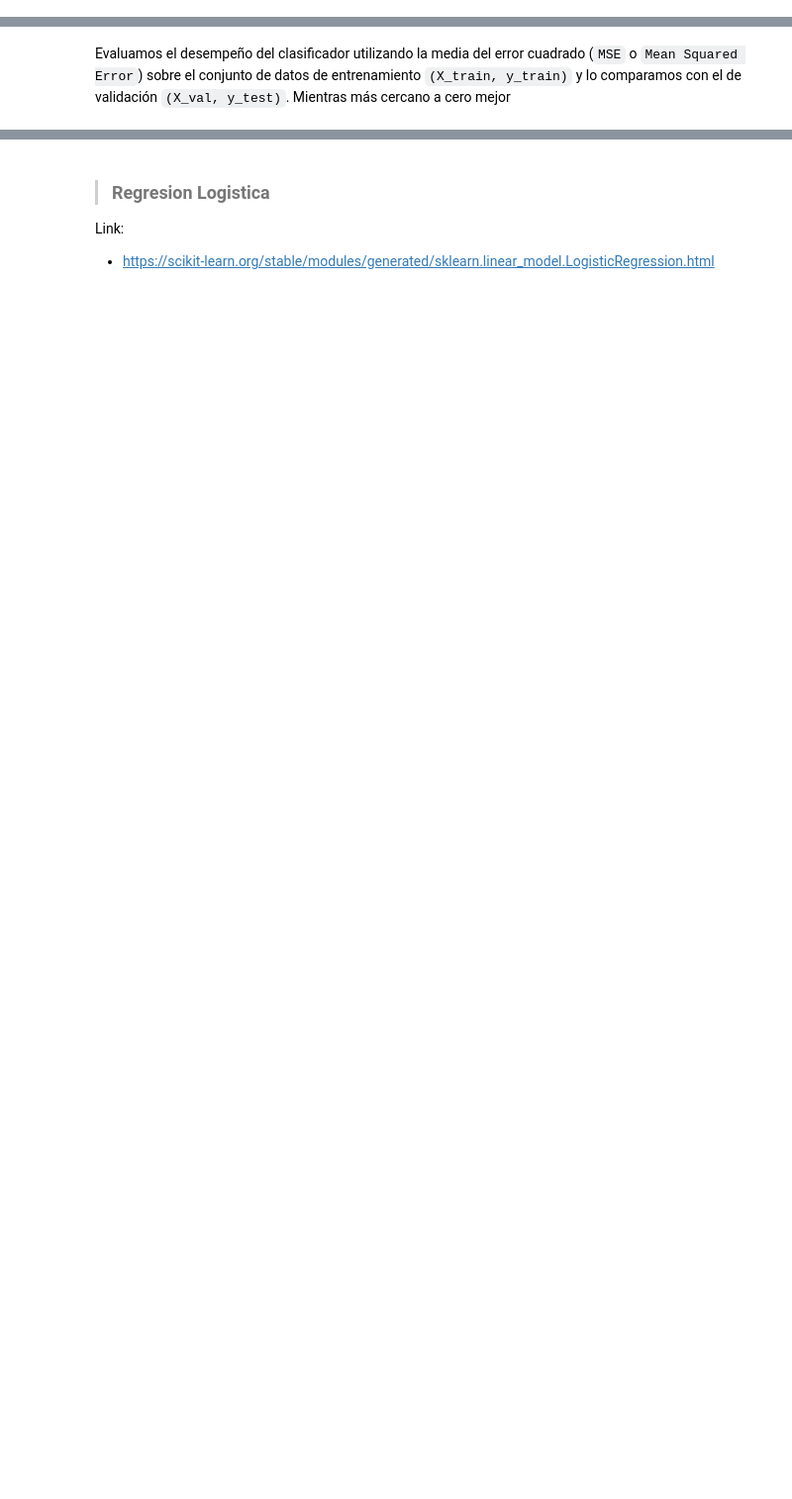
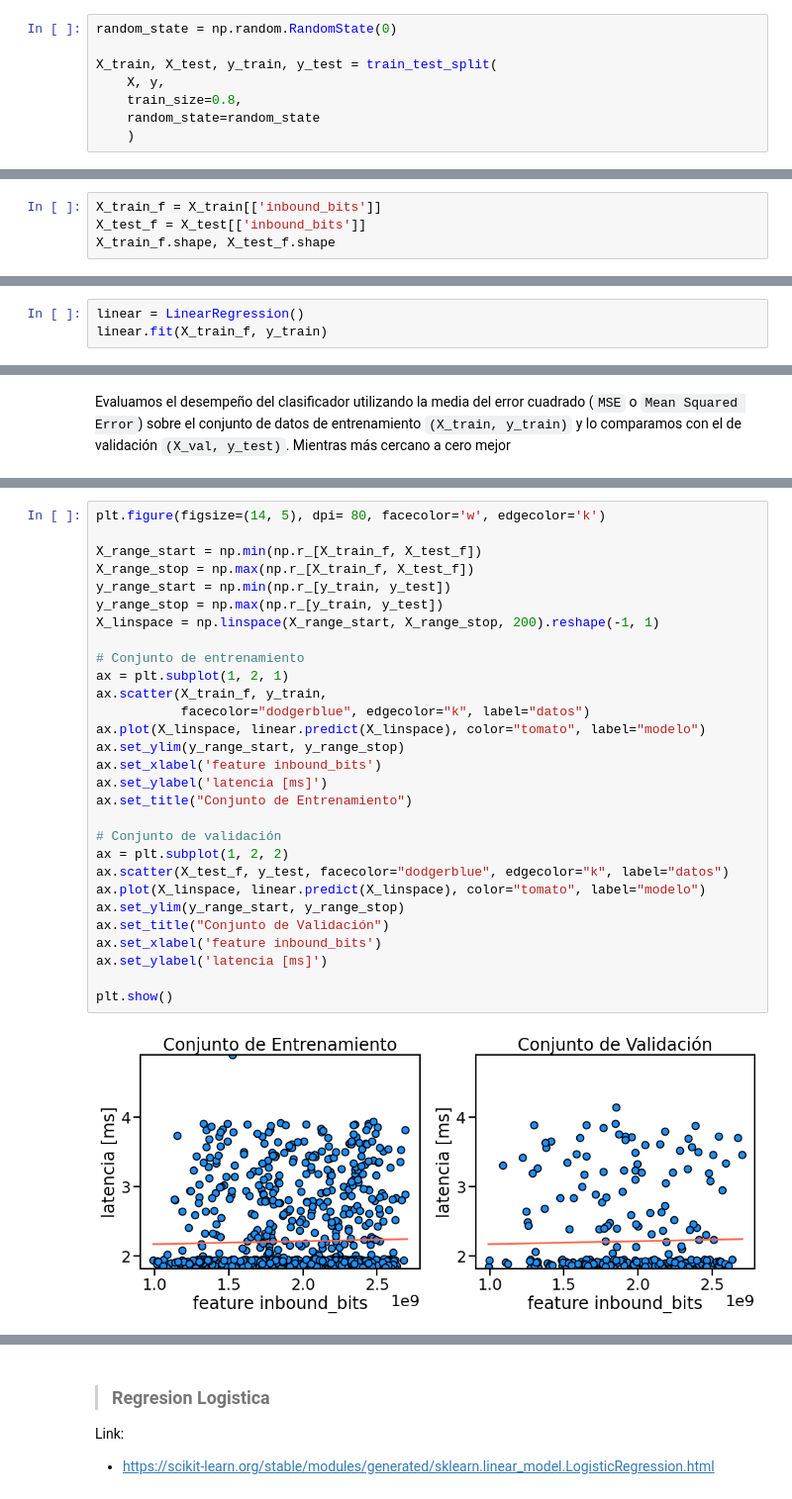
Before and after one commit to diplodatos2020/IntroduccionAprendizajeAutomatico_Mentoria, a Jupyter notebook: Practico_IAA.ipynb, the cells around one changed output, grey strips where cells are left out. Shown at 99% size. Drawn from its saved outputs; the diff is of its cells as text; blank space fills up the shorter version.

```diff
--- a/Practico_IAA.ipynb
+++ b/Practico_IAA.ipynb
@@ -71,0 +447,8 @@ y = df['LATENCIA_MS']
+# %%
+random_state = np.random.RandomState(0)
+
+X_train, X_test, y_train, y_test = train_test_split(
+    X, y,
+    train_size=0.8,
+    random_state=random_state
+    )
@@ -94,0 +468,4 @@ Link:
+# %%
+X_train_f = X_train[['inbound_bits']]
+X_test_f = X_test[['inbound_bits']]
+X_train_f.shape, X_test_f.shape
@@ -94,0 +476,3 @@ Link:
+# %%
+linear = LinearRegression()
+linear.fit(X_train_f, y_train)
@@ -169,0 +499,31 @@ Links:
+# %%
+plt.figure(figsize=(14, 5), dpi= 80, facecolor='w', edgecolor='k')
+
+X_range_start = np.min(np.r_[X_train_f, X_test_f])
+X_range_stop = np.max(np.r_[X_train_f, X_test_f])
+y_range_start = np.min(np.r_[y_train, y_test])
+y_range_stop = np.max(np.r_[y_train, y_test])
+X_linspace = np.linspace(X_range_start, X_range_stop, 200).reshape(-1, 1)
+
+# Conjunto de entrenamiento
+ax = plt.subplot(1, 2, 1)
+ax.scatter(X_train_f, y_train,
+           facecolor="dodgerblue", edgecolor="k", label="datos")
+ax.plot(X_linspace, linear.predict(X_linspace), color="tomato", label="modelo")
+ax.set_ylim(y_range_start, y_range_stop)
+ax.set_xlabel('feature inbound_bits')
+ax.set_ylabel('latencia [ms]')
+ax.set_title("Conjunto de Entrenamiento")
+
+# Conjunto de validación
+ax = plt.subplot(1, 2, 2)
+ax.scatter(X_test_f, y_test, facecolor="dodgerblue", edgecolor="k", label="datos")
+ax.plot(X_linspace, linear.predict(X_linspace), color="tomato", label="modelo")
+ax.set_ylim(y_range_start, y_range_stop)
+ax.set_title("Conjunto de Validación")
+ax.set_xlabel('feature inbound_bits')
+ax.set_ylabel('latencia [ms]')
+
+plt.show()
+# %% [output]
+[figure, added]
```
Also changed, not shown: parts of 109 cells of this notebook.
